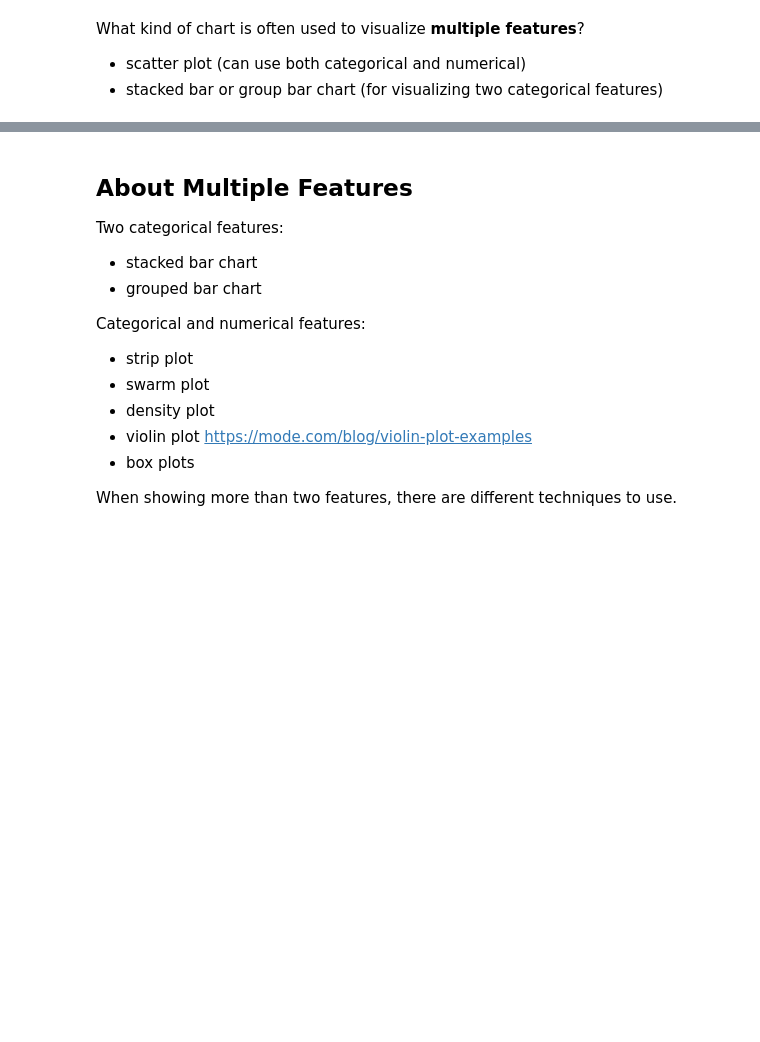
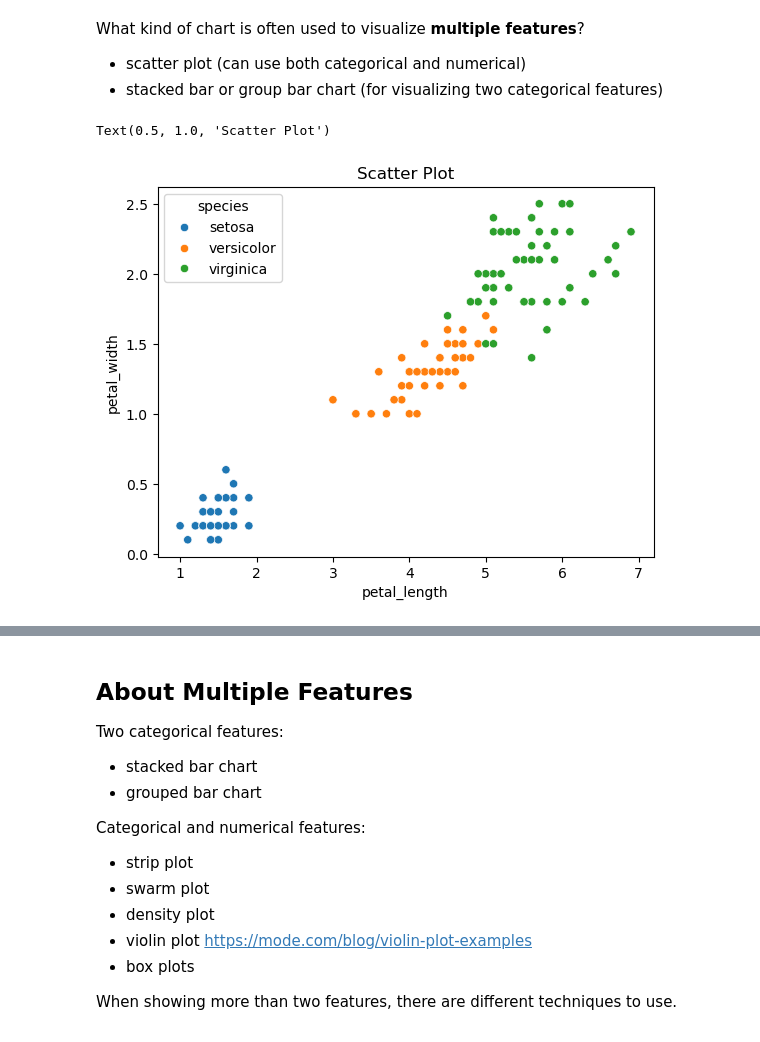
Before and after one commit to amcnett/data-sci, a Jupyter notebook: Data Exploration.ipynb, the cells around one changed output, grey strips where cells are left out. Cells and saved outputs as stored; diff of their text form; code cells hidden in the pictures; blank space fills up the shorter version.

```diff
--- a/Data Exploration.ipynb
+++ b/Data Exploration.ipynb
@@ -80,8 +106,11 @@ What kind of chart is often used to visualize **multiple features**?
 * stacked bar or group bar chart (for visualizing two categorical features)
 # %%
 # scatter plot
-sns.scatterplot(irisDf, x="petal_length", y="petal_width")
+sns.scatterplot(irisDf, x="petal_length", y="petal_width", hue='species')
 plt.title('Scatter Plot')
+# %% [output]
+Text(0.5, 1.0, 'Scatter Plot')
+[figure, added]
 # %%
 # stacked Histogram
 sns.histplot(irisDf, x='sepal_length', hue='species', multiple='stack',
```
Also changed, not shown: parts of 25 cells of this notebook.
